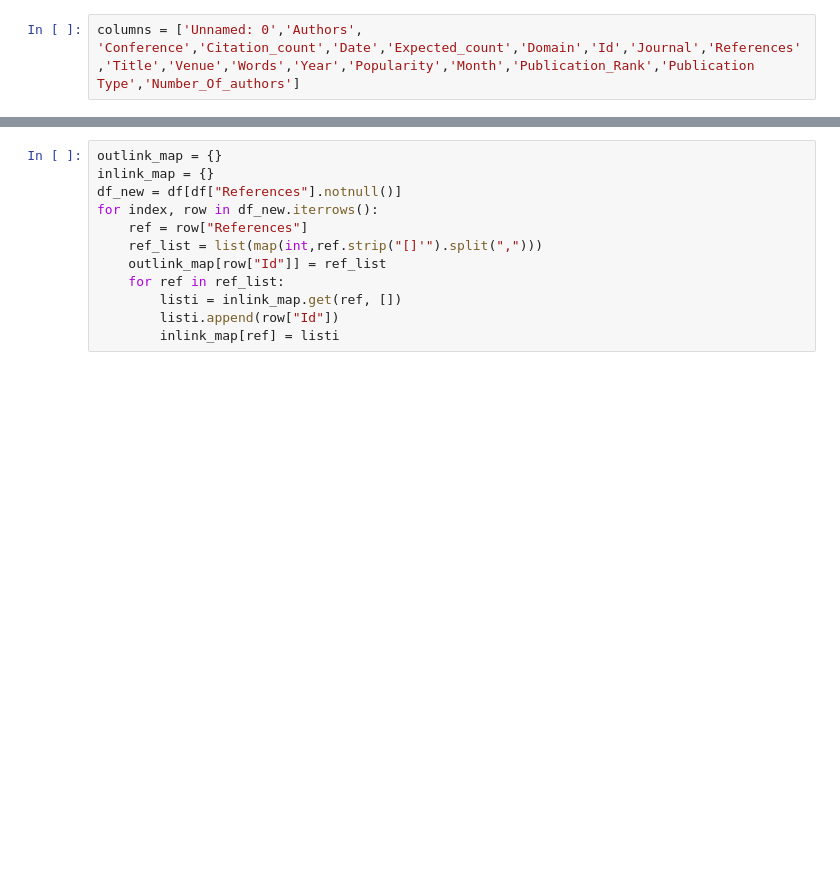
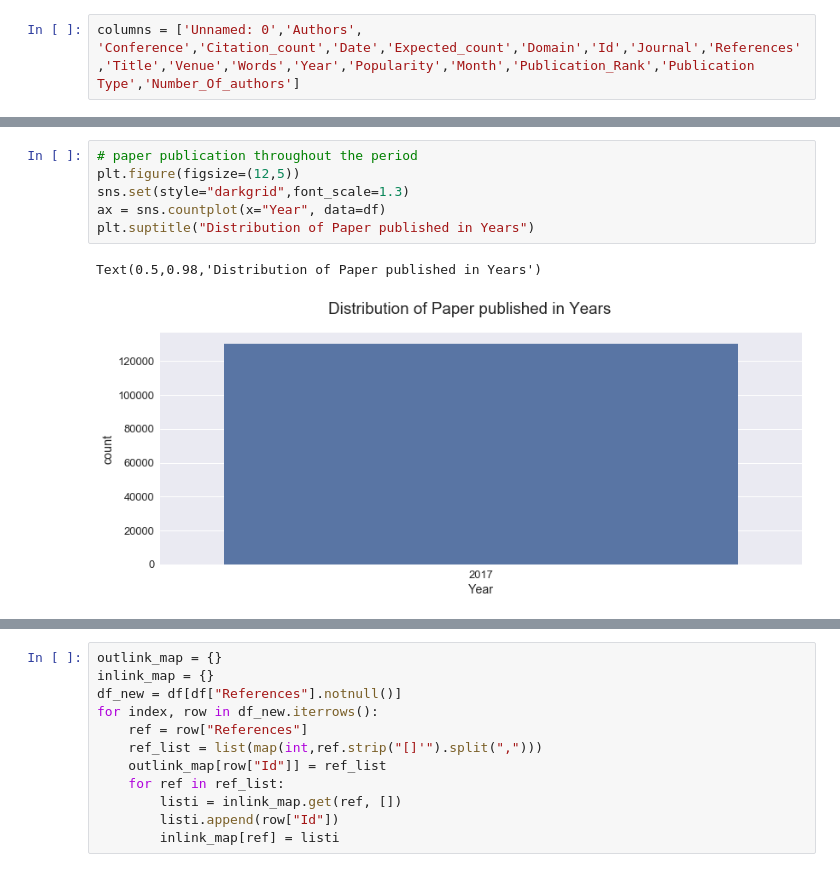
Before and after one commit to divvyam/APR, a Jupyter notebook: mag.ipynb, the cells around one changed output, grey strips where cells are left out. Drawn from its saved outputs; the diff is of its cells as text; blank space fills up the shorter version.

```diff
--- a/mag.ipynb
+++ b/mag.ipynb
@@ -164,0 +251,9 @@ df["Publication Type"].value_counts()
+# %%
+# paper publication throughout the period
+plt.figure(figsize=(12,5))
+sns.set(style="darkgrid",font_scale=1.3)
+ax = sns.countplot(x="Year", data=df)
+plt.suptitle("Distribution of Paper published in Years")
+# %% [output]
+Text(0.5,0.98,'Distribution of Paper published in Years')
+[figure, added]
```
Also changed, not shown: parts of 29 cells of this notebook.
